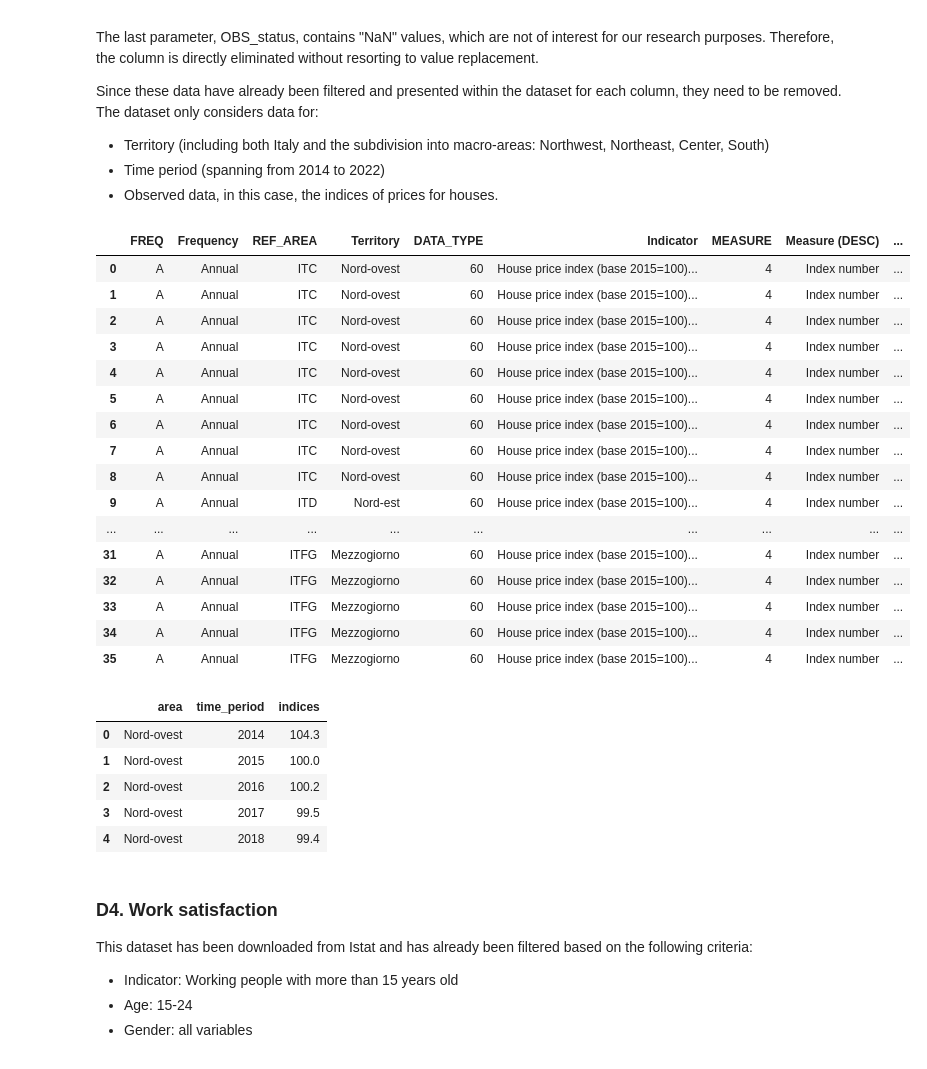
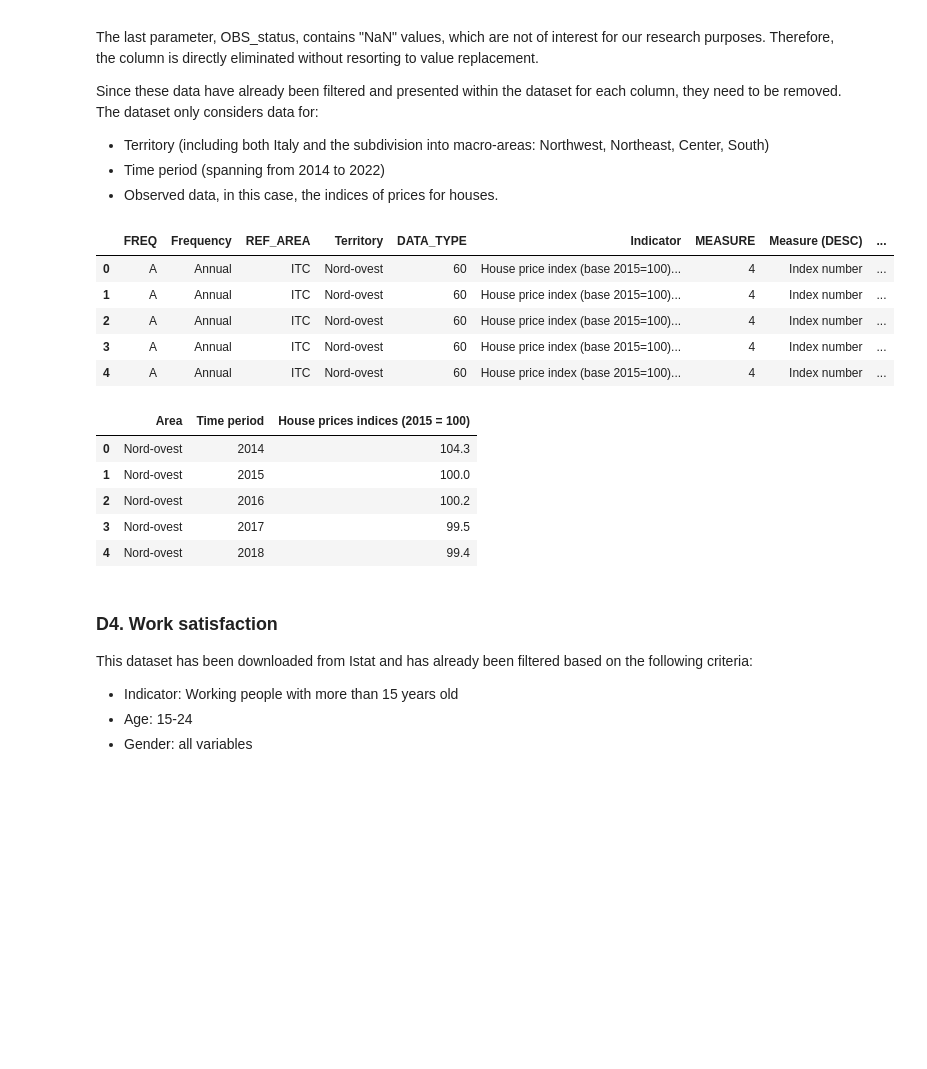
Before and after one commit to giorgiacrosilla/cif, a Jupyter notebook: datasets/cleaning_istat.ipynb, the cells around one changed output. Saved outputs shown, nothing was run; the diff lists cells and outputs as text; code cells hidden in the pictures; blank space fills up the shorter version.

```diff
--- a/datasets/cleaning_istat.ipynb
+++ b/datasets/cleaning_istat.ipynb
@@ -178,50 +165,32 @@ Since these data have already been filtered and presented within the dataset for
 # %%
 import pandas as pd
 
-# Read the CSV file
-original = pd.read_csv("C:/Users/crosi/Documents/GitHub/cif/datasets/prezzi_case/Annual average from 2010 onwards (base 2015) (IT1,143_497_DF_DCSP_IPAB_2,1.0).csv", encoding="utf-8")
+original = pd.read_csv("../datasets/prezzi_case/Annual average from 2010 onwards (base 2015) (IT1,143_497_DF_DCSP_IPAB_2,1.0).csv", encoding="utf-8")
 
-
-original
+original.head(5)
 # %% [output]
 |  | FREQ | Frequency | REF_AREA | Territory | DATA_TYPE | Indicator | MEASURE | Measure (DESC) | ... |
 | 0 | A | Annual | ITC | Nord-ovest | 60 | House price index (base 2015=100)... | 4 | Index number | ... |
 | 1 | A | Annual | ITC | Nord-ovest | 60 | House price index (base 2015=100)... | 4 | Index number | ... |
 | 2 | A | Annual | ITC | Nord-ovest | 60 | House price index (base 2015=100)... | 4 | Index number | ... |
 | 3 | A | Annual | ITC | Nord-ovest | 60 | House price index (base 2015=100)... | 4 | Index number | ... |
 | 4 | A | Annual | ITC | Nord-ovest | 60 | House price index (base 2015=100)... | 4 | Index number | ... |
-| 5 | A | Annual | ITC | Nord-ovest | 60 | House price index (base 2015=100)... | 4 | Index number | ... |
-| 6 | A | Annual | ITC | Nord-ovest | 60 | House price index (base 2015=100)... | 4 | Index number | ... |
-| 7 | A | Annual | ITC | Nord-ovest | 60 | House price index (base 2015=100)... | 4 | Index number | ... |
-| 8 | A | Annual | ITC | Nord-ovest | 60 | House price index (base 2015=100)... | 4 | Index number | ... |
-| 9 | A | Annual | ITD | Nord-est | 60 | House price index (base 2015=100)... | 4 | Index number | ... |
-| ... | ... | ... | ... | ... | ... | ... | ... | ... | ... |
-| 31 | A | Annual | ITFG | Mezzogiorno | 60 | House price index (base 2015=100)... | 4 | Index number | ... |
-| 32 | A | Annual | ITFG | Mezzogiorno | 60 | House price index (base 2015=100)... | 4 | Index number | ... |
-| 33 | A | Annual | ITFG | Mezzogiorno | 60 | House price index (base 2015=100)... | 4 | Index number | ... |
-| 34 | A | Annual | ITFG | Mezzogiorno | 60 | House price index (base 2015=100)... | 4 | Index number | ... |
-| 35 | A | Annual | ITFG | Mezzogiorno | 60 | House price index (base 2015=100)... | 4 | Index number | ... |
 # %%
-# Select specific columns
 selected_columns = ['Territory', 'Time (TIME_PERIOD)', "Observation"]
-cleaned = original[selected_columns].copy()
+d3 = original[selected_columns].copy()
 
-# Define a dictionary with current column names as keys and desired column names as values
 column_name_mapping = {
-    'Territory': 'area',
-    'Time (TIME_PERIOD)': 'time_period',
-    'Observation': 'indices',
-    # Add more mappings as needed
+    'Territory': 'Area',
+    'Time (TIME_PERIOD)': 'Time period',
+    'Observation': 'House prices indices (2015 = 100)',
 }
 
-# Use the rename method to rename the columns
-cleaned.rename(columns=column_name_mapping, inplace=True)
+d3.rename(columns=column_name_mapping, inplace=True)
 
-cleaned.to_csv("C:/Users/crosi/Documents/Github/cif/datasets/cleaned_csv/D3.csv", index=False)
-# Display the new DataFrame
-cleaned.head(5)
+d3.to_csv("../datasets/cleaned_csv/D3.csv", index=False)
+d3.head(5)
 # %% [output]
-|  | area | time_period | indices |
+|  | Area | Time period | House prices indices (2015 = 100) |
 | 0 | Nord-ovest | 2014 | 104.3 |
 | 1 | Nord-ovest | 2015 | 100.0 |
 | 2 | Nord-ovest | 2016 | 100.2 |
```
Also changed, not shown: parts of 13 cells of this notebook, 16 other files.
